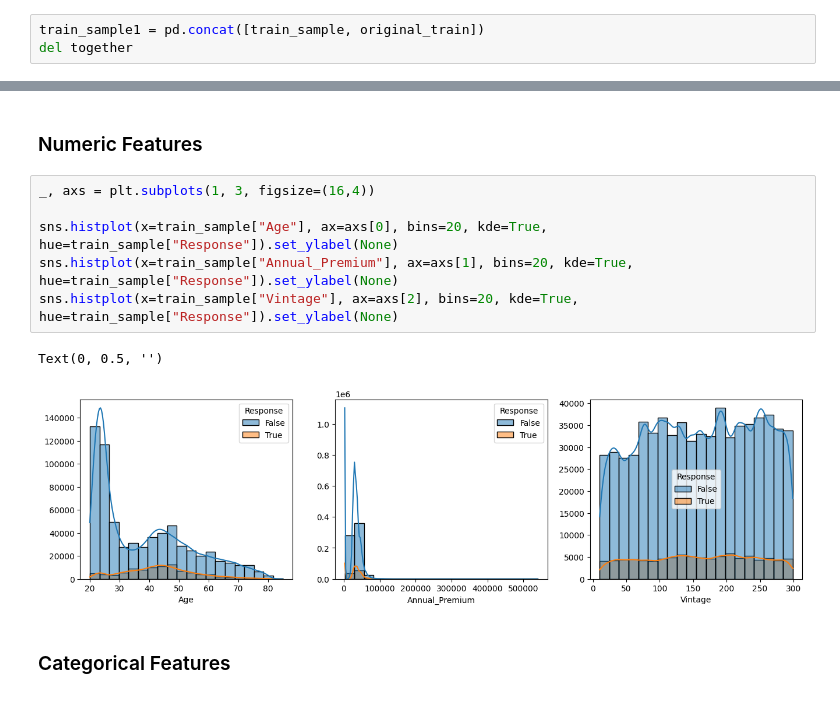
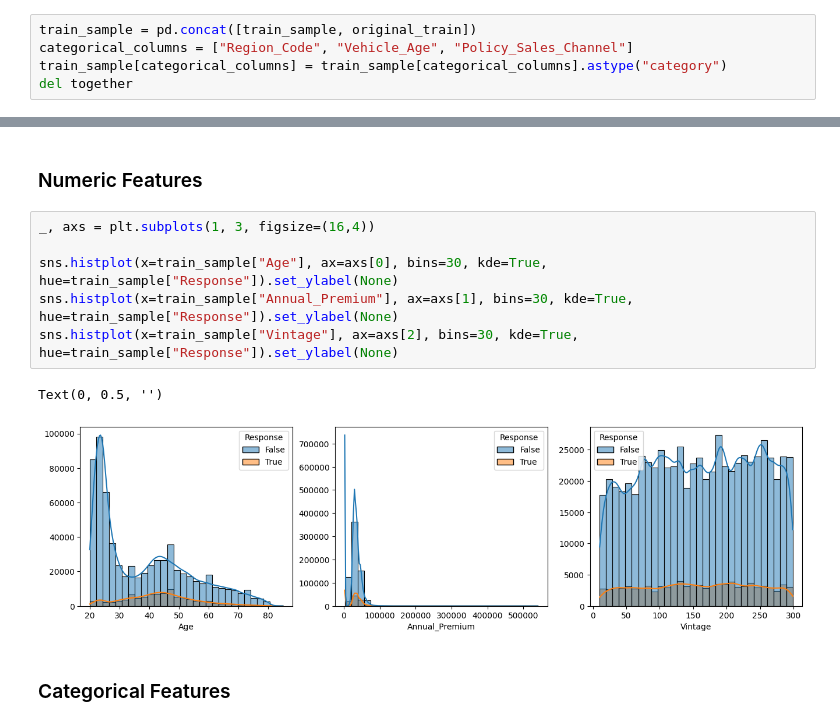
Before and after one commit to Ednaxx/Kaggle-Playground-Series, a Jupyter notebook: PS4E7-InsuranceCrossSellingClassification/ps4e7-insurance-cross-selling-prediction.ipynb, the cells around one changed output, grey strips where cells are left out. Drawn from its saved outputs; the diff is of its cells as text.

```diff
--- a/PS4E7-InsuranceCrossSellingClassification/ps4e7-insurance-cross-selling-prediction.ipynb
+++ b/PS4E7-InsuranceCrossSellingClassification/ps4e7-insurance-cross-selling-prediction.ipynb
@@ -337,7 +336,9 @@ compare_distributions(original_train, train_sample)
 # %% [markdown]
 Since the original data didn't hurt model performance, I'll use it for now.
 # %%
-train_sample1 = pd.concat([train_sample, original_train])
+train_sample = pd.concat([train_sample, original_train])
+categorical_columns = ["Region_Code", "Vehicle_Age", "Policy_Sales_Channel"]
+train_sample[categorical_columns] = train_sample[categorical_columns].astype("category")
 del together
 # %% [markdown]
 ## Feature Distribution
@@ -346,12 +347,12 @@ del together
 # %%
 _, axs = plt.subplots(1, 3, figsize=(16,4))
 
-sns.histplot(x=train_sample["Age"], ax=axs[0], bins=20, kde=True, hue=train_sample["Response"]).set_ylabel(None)
-sns.histplot(x=train_sample["Annual_Premium"], ax=axs[1], bins=20, kde=True, hue=train_sample["Response"]).set_ylabel(None)
-sns.histplot(x=train_sample["Vintage"], ax=axs[2], bins=20, kde=True, hue=train_sample["Response"]).set_ylabel(None)
+sns.histplot(x=train_sample["Age"], ax=axs[0], bins=30, kde=True, hue=train_sample["Response"]).set_ylabel(None)
+sns.histplot(x=train_sample["Annual_Premium"], ax=axs[1], bins=30, kde=True, hue=train_sample["Response"]).set_ylabel(None)
+sns.histplot(x=train_sample["Vintage"], ax=axs[2], bins=30, kde=True, hue=train_sample["Response"]).set_ylabel(None)
 # %% [output]
 Text(0, 0.5, '')
-[figure, old version]
+[figure, new version]
 # %% [markdown]
 ### Categorical Features
 # %%
```
Also changed, not shown: parts of 19 cells of this notebook.
